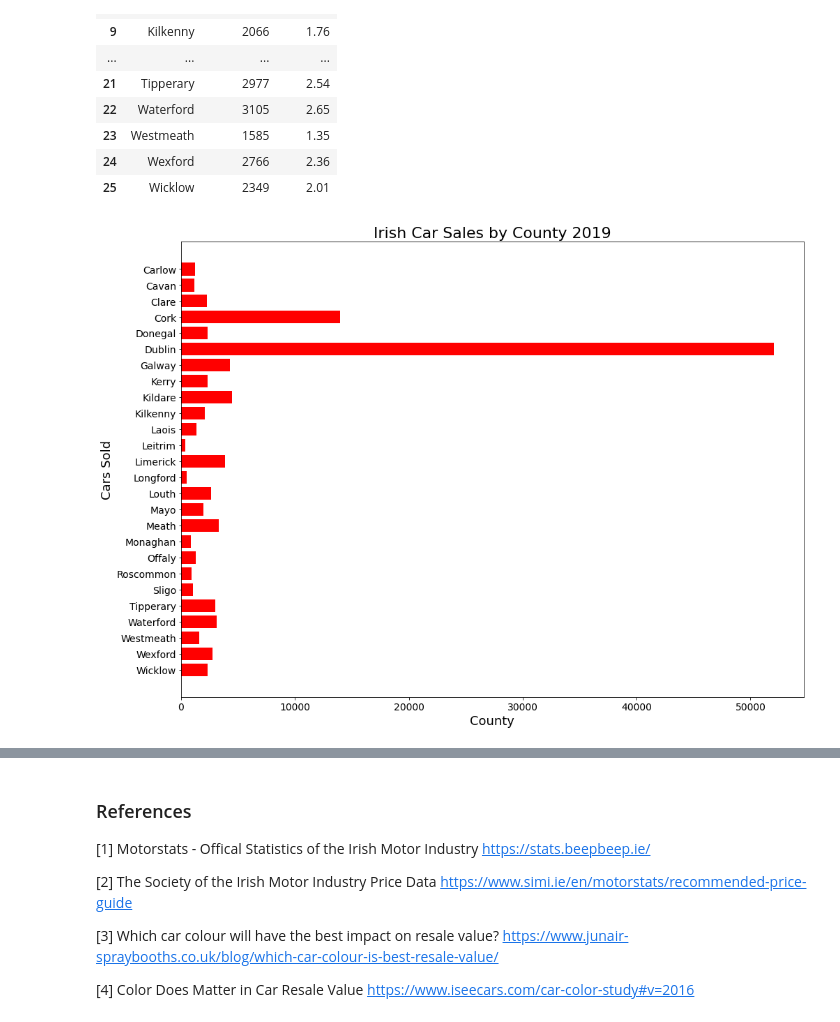
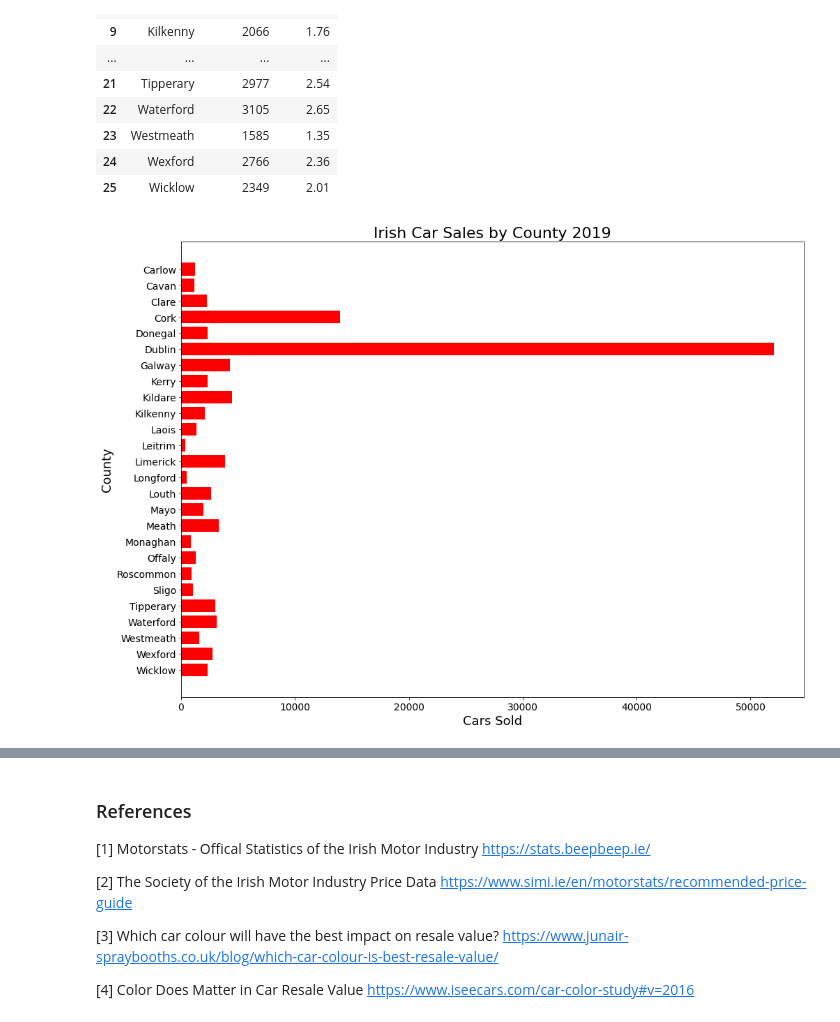
Before and after one commit to danielmccallion/Programming_for_Data_Analysis-Project, a Jupyter notebook: Project.ipynb, the cells around one changed output, grey strips where cells are left out. Drawn from its saved outputs; the diff is of its cells as text; code cells hidden in the pictures.

```diff
--- a/Project.ipynb
+++ b/Project.ipynb
@@ -108,18 +112,18 @@ county_sales_df
 # %%
 # Increase the size of the graph
 plt.figure(figsize=(16, 12))
 # Can use the column names in panda to quickly graph each value against each other in matplotlib
 # A bar chart using the sales and county data from the dataset in red
 plt.barh(county_sales_df["County"], county_sales_df["2019 Units"], color='red')
 # Add labels to the x,y axis and increase size
-plt.xlabel('County', size=18)
-plt.ylabel('Cars Sold', size=18)
+plt.xlabel('Cars Sold', size=18)
+plt.ylabel('County', size=18)
 # Increase x and y tick font size
 plt.xticks(fontsize=14)
 plt.yticks(fontsize=14)
 # Large title for the plot
 plt.title("Irish Car Sales by County 2019", size=22)
 # Reverse order of y axis to match the data alphabetical county order for readability
 plt.gca().invert_yaxis()
 # %% [output]
-[figure, old version]
+[figure, new version]
```
Also changed, not shown: parts of 5 cells of this notebook, 2 other files.
